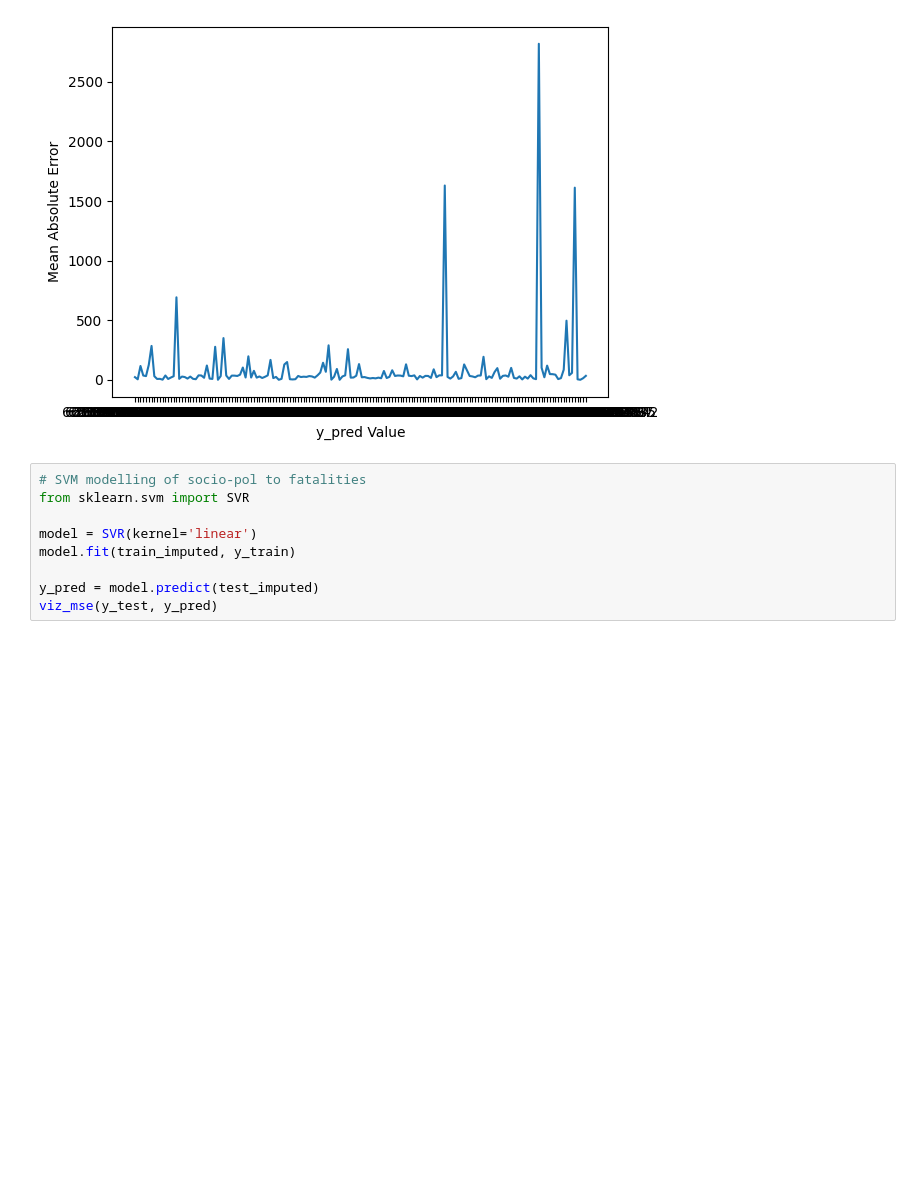
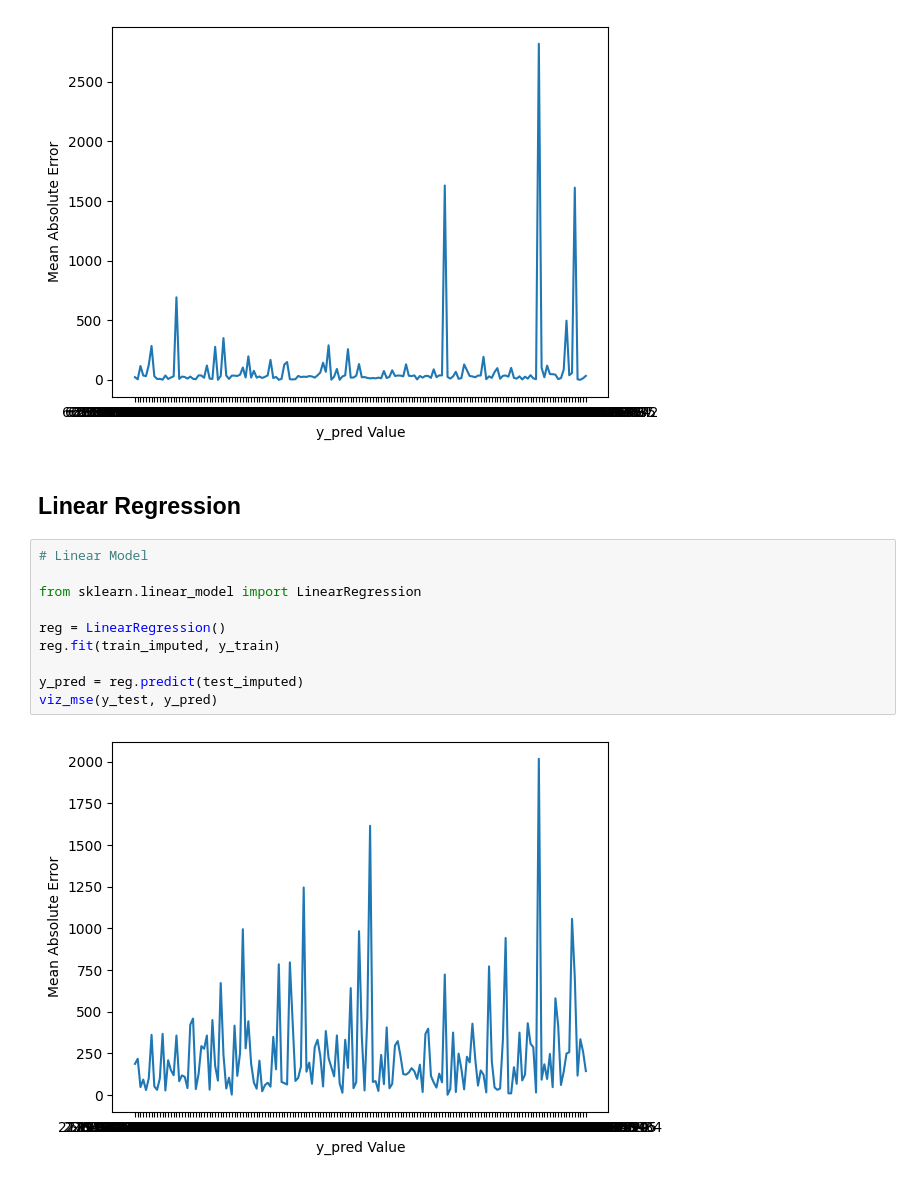
Before and after one commit to shahiryar/conflict-modelling, a Jupyter notebook: Conflict_Prediction.ipynb, the cells around one changed output. Cells and saved outputs as stored; diff of their text form; blank space fills up the shorter version.

```diff
--- a/Conflict_Prediction.ipynb
+++ b/Conflict_Prediction.ipynb
@@ -318,12 +320,17 @@ y_pred = model.predict(test_imputed)
 viz_mse(y_test, y_pred)
 # %% [output]
 [figure]
+# %% [markdown]
+## Linear Regression
 # %%
-# SVM modelling of socio-pol to fatalities
-from sklearn.svm import SVR
+# Linear Model
 
-model = SVR(kernel='linear')
-model.fit(train_imputed, y_train)
+from sklearn.linear_model import LinearRegression
 
-y_pred = model.predict(test_imputed)
+reg = LinearRegression()
+reg.fit(train_imputed, y_train)
+
+y_pred = reg.predict(test_imputed)
 viz_mse(y_test, y_pred)
+# %% [output]
+[figure, added]
```
Also changed, not shown: parts of 5 cells of this notebook.
